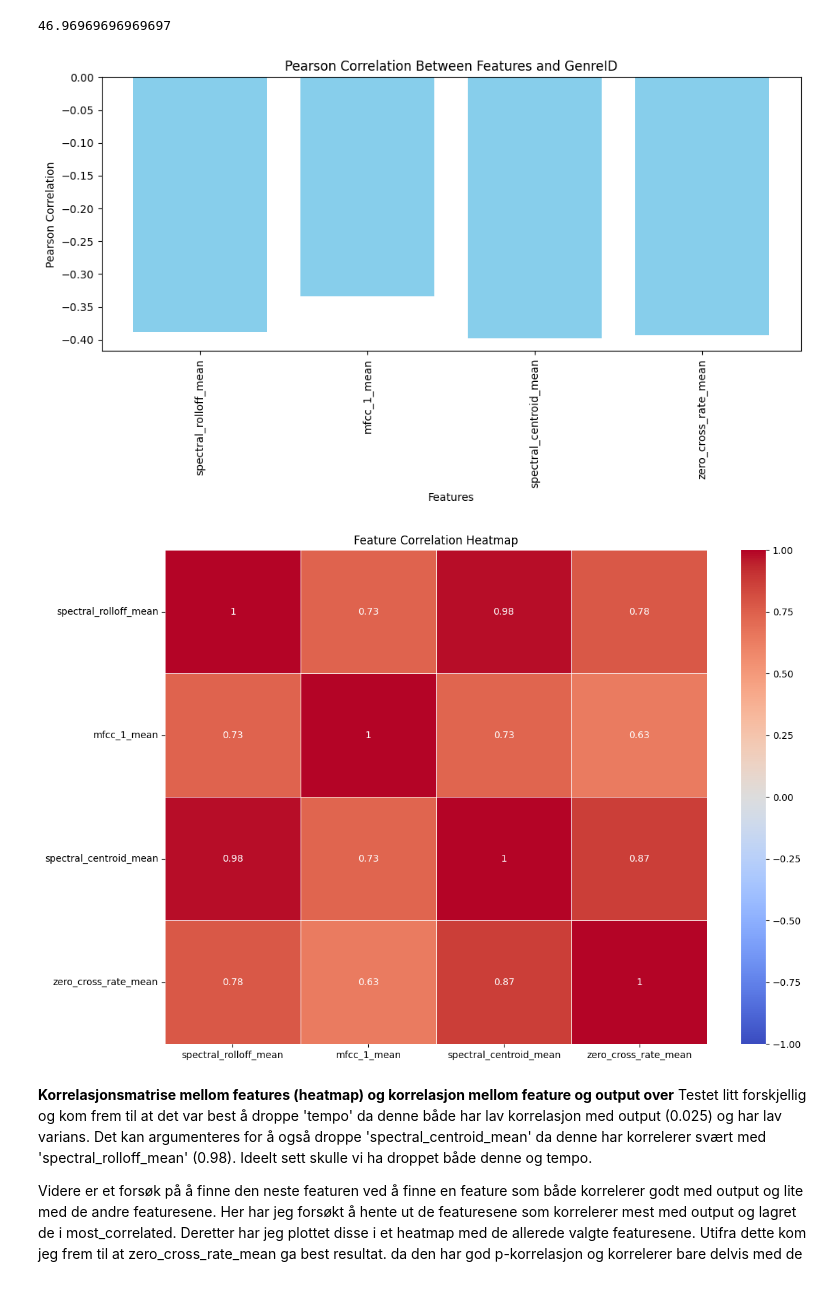
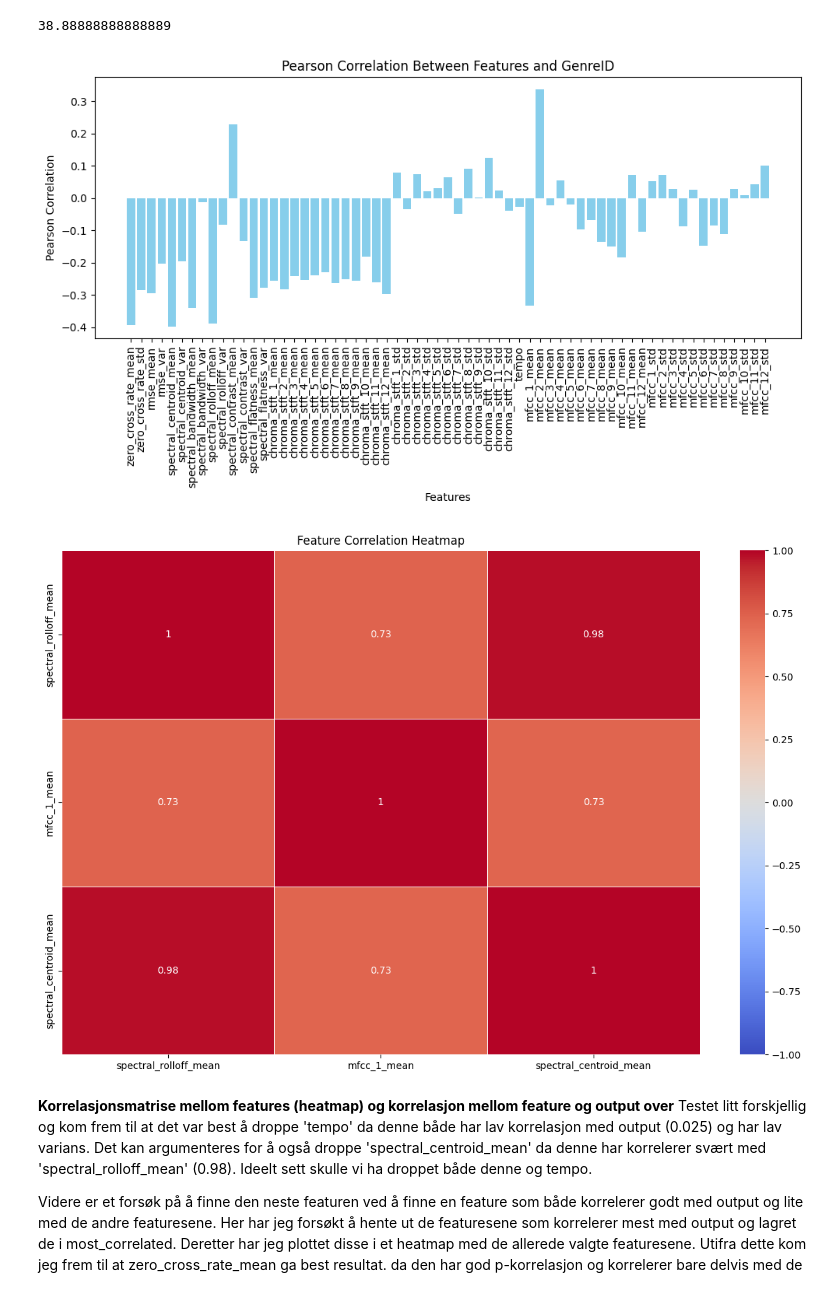
Before and after one commit to atlesund32/TTT4275, a Jupyter notebook: kNN_task1.ipynb, the cells around one changed output. Cells and saved outputs as stored; diff of their text form; code cells hidden in the pictures.

```diff
--- a/kNN_task1.ipynb
+++ b/kNN_task1.ipynb
@@ -17,7 +17,7 @@ test = data[data['Type'] == 'Test']
 
 feature_columns = [col for col in data.columns if col not in ['Track ID','TrackID', 'File', 'GenreID', 'Genre', 'Type']]
 # Define the features and targets
-features = ['spectral_rolloff_mean', 'mfcc_1_mean', 'spectral_centroid_mean','zero_cross_rate_mean']
+features = ['spectral_rolloff_mean', 'mfcc_1_mean', 'spectral_centroid_mean']
 all_features = feature_columns
 targets = ['Genre']
 
@@ -141,7 +199,7 @@ def accuracy_metric(actual, predicted):
 # %%
 accuracy_metric(y_test.values.flatten(), predicted_labels)
 # %% [output]
-46.96969696969697
+38.88888888888889
 # %%
 # def covariance(X_test,y_test):
 # print(X_test)
@@ -206,37 +264,37 @@ def p_corr_features(features, y_data, train_data):
 
     return p_vec
 
 # X_train_test = X_train[features[3]]
 genre_id = train["GenreID"]
 
 
-corr= p_corr_features(features, genre_id, train)
+corr= p_corr_features(all_features, genre_id, train)
 
 corr_matrix = get_feature_correlation_matrix(features, train)
 # print(corr_matrix)
 
 plt.figure(figsize=(10, 6))  # Set the size of the plot
-plt.bar(features, corr, color='skyblue')  # Bar chart
+plt.bar(all_features, corr, color='skyblue')  # Bar chart
 plt.xlabel('Features')  # Label for the x-axis
 plt.ylabel('Pearson Correlation')  # Label for the y-axis
 plt.title('Pearson Correlation Between Features and GenreID')  # Title
 plt.xticks(rotation=90)  # Rotate feature names if they are long
 plt.tight_layout()  # Adjust layout to avoid overlap
 plt.show()
 
 
 
 # Assuming 'corr_matrix' is the pandas DataFrame that holds the correlation matrix
 # Create a heatmap to visualize the correlation matrix
 plt.figure(figsize=(12, 8))  # Adjust the size of the plot for better readability
 sns.heatmap(corr_matrix, annot=True, cmap='coolwarm', vmin=-1, vmax=1, linewidths=0.5)
 
 plt.title('Feature Correlation Heatmap')  # Title of the heatmap
 plt.tight_layout()  # Adjust layout to avoid overlap
 plt.show()
 # %% [output]
-[figure, old version]
+[figure, new version]
-[figure, old version]
+[figure, new version]
 # %% [markdown]
 **Korrelasjonsmatrise mellom features (heatmap) og korrelasjon mellom feature og output over**
 Testet litt forskjellig og kom frem til at det var best å droppe 'tempo' da denne både har lav korrelasjon med output (0.025) og har lav varians. Det kan argumenteres for å også droppe 'spectral_centroid_mean' da denne har korrelerer svært med 'spectral_rolloff_mean' (0.98). Ideelt sett skulle vi ha droppet både denne og tempo.
```
Also changed, not shown: parts of 3 cells of this notebook.
